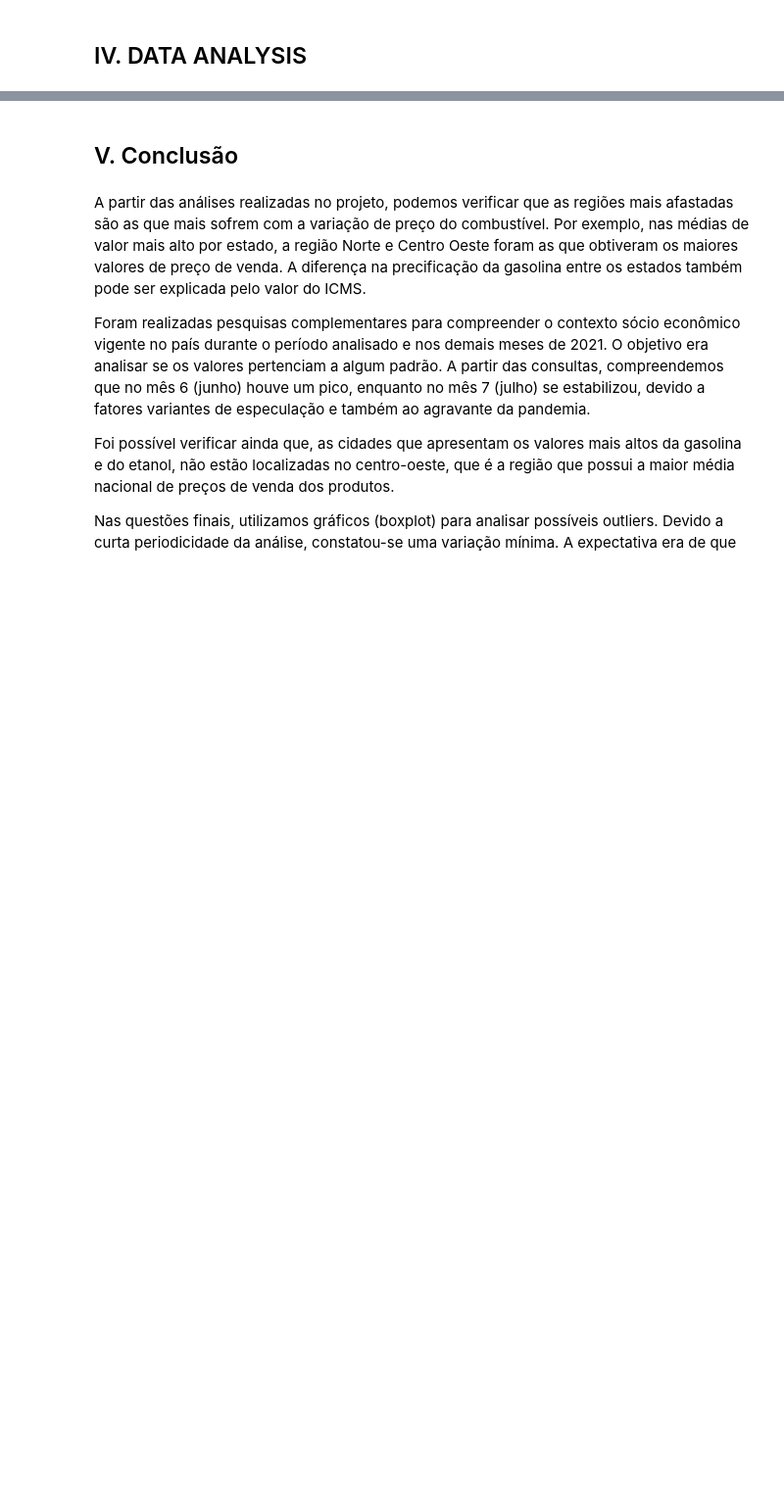
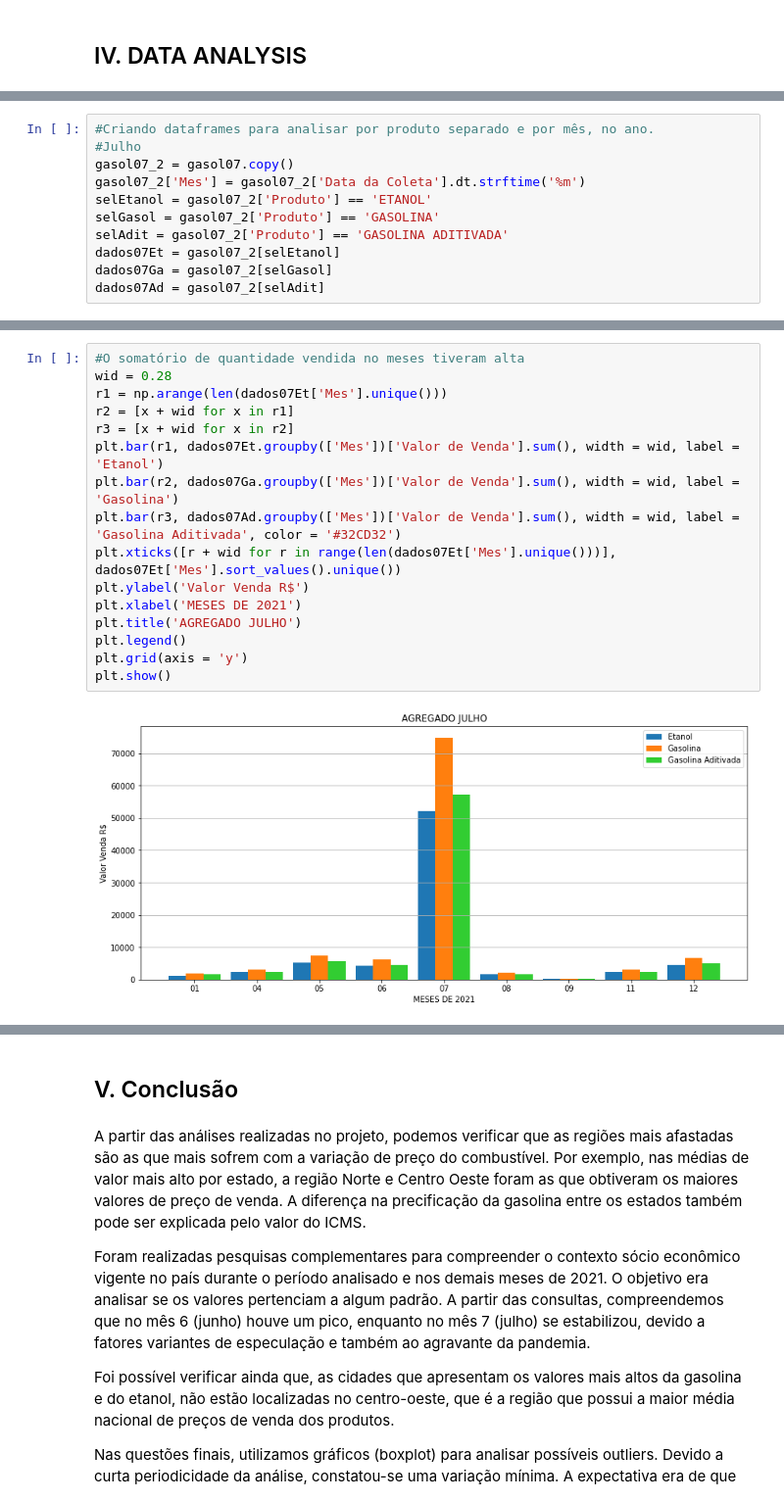
Before and after one commit to jonathaslkc/Projeto_Modulo_IV, a Jupyter notebook: projeto_modulo4_pandas.ipynb, the cells around one changed output, grey strips where cells are left out. Shown: that part at 98% size. Cells and saved outputs as stored; diff of their text form; blank space fills up the shorter version.

```diff
--- a/projeto_modulo4_pandas.ipynb
+++ b/projeto_modulo4_pandas.ipynb
@@ -534,0 +281,11 @@ Notamos que os valores, diferentemente da gasolina que era abaixo do valor médi
+# %%
+#Criando dataframes para analisar por produto separado e por mês, no ano.
+#Julho
+gasol07_2 = gasol07.copy()
+gasol07_2['Mes'] = gasol07_2['Data da Coleta'].dt.strftime('%m')
+selEtanol = gasol07_2['Produto'] == 'ETANOL'
+selGasol = gasol07_2['Produto'] == 'GASOLINA'
+selAdit = gasol07_2['Produto'] == 'GASOLINA ADITIVADA'
+dados07Et = gasol07_2[selEtanol]
+dados07Ga = gasol07_2[selGasol]
+dados07Ad = gasol07_2[selAdit]
@@ -534,0 +310,18 @@ Notamos que os valores, diferentemente da gasolina que era abaixo do valor médi
+# %%
+#O somatório de quantidade vendida no meses tiveram alta
+wid = 0.28
+r1 = np.arange(len(dados07Et['Mes'].unique()))
+r2 = [x + wid for x in r1]
+r3 = [x + wid for x in r2]
+plt.bar(r1, dados07Et.groupby(['Mes'])['Valor de Venda'].sum(), width = wid, label = 'Etanol')
+plt.bar(r2, dados07Ga.groupby(['Mes'])['Valor de Venda'].sum(), width = wid, label = 'Gasolina')
+plt.bar(r3, dados07Ad.groupby(['Mes'])['Valor de Venda'].sum(), width = wid, label = 'Gasolina Aditivada', color = '#32CD32')
+plt.xticks([r + wid for r in range(len(dados07Et['Mes'].unique()))], dados07Et['Mes'].sort_values().unique())
+plt.ylabel('Valor Venda R$')
+plt.xlabel('MESES DE 2021')
+plt.title('AGREGADO JULHO')
+plt.legend()
+plt.grid(axis = 'y')
+plt.show()
+# %% [output]
+[figure, added]
```
Also changed, not shown: parts of 152 cells of this notebook.
